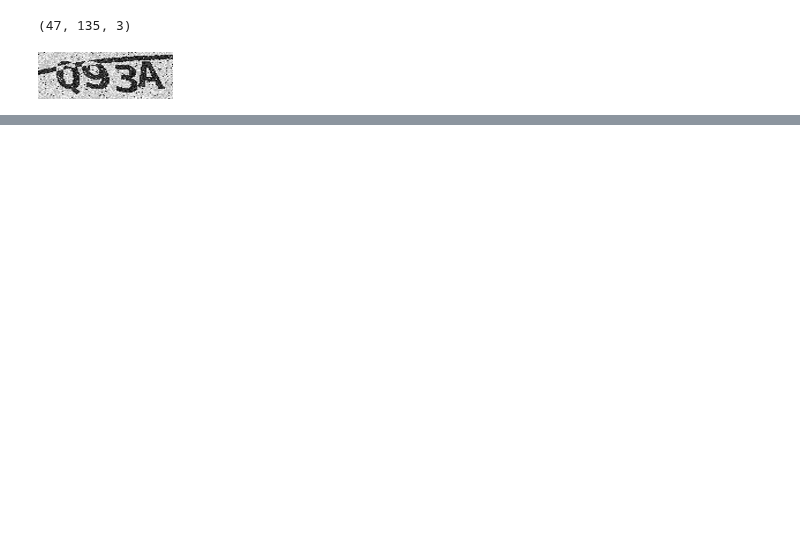
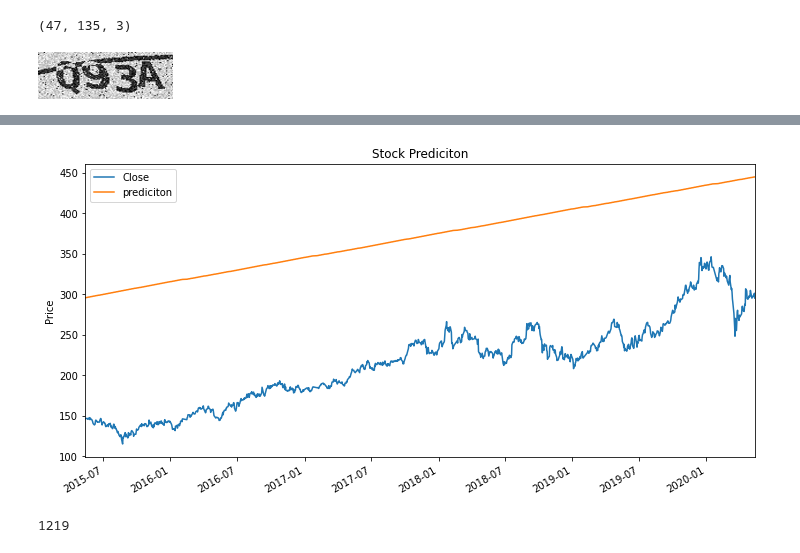
Before and after one commit to ywchiu/taipeifubon, a Jupyter notebook: Demo20200512.ipynb, the cells around one changed output, grey strips where cells are left out. Cells and saved outputs as stored; diff of their text form; code cells hidden in the pictures; blank space fills up the shorter version.

```diff
--- a/Demo20200512.ipynb
+++ b/Demo20200512.ipynb
@@ -210,0 +329,10 @@ a
+# %%
+stepwise_fit = auto_arima(tw2330['Close'], start_p=0, start_q=0,
+                          max_p=3, max_q=3, m=3,
+                          seasonal=False,
+                          d=None, trace=True,
+                          error_action='ignore',
+                          suppress_warnings=True,
+                          stepwise=True)
+
+stepwise_fit.summary()
@@ -210,0 +378,19 @@ a
+# %%
+#start=0
+#end=len(tw2330)
+predictions = stepwise_fit.predict(len(tw2330))
+tw2330['prediciton'] = predictions
+title = 'Stock Prediciton'
+ylabel='Price'
+xlabel=''
+
+ax = tw2330['Close'].plot(legend=True,figsize=(12,6),title=title)
+tw2330['prediciton'].plot(legend=True)
+ax.autoscale(axis='x',tight=True)
+ax.set(xlabel=xlabel, ylabel=ylabel);
+# %% [output]
+[figure, added]
+# %%
+len(tw2330)
+# %% [output]
+1219
```
Also changed, not shown: parts of 42 cells of this notebook.
